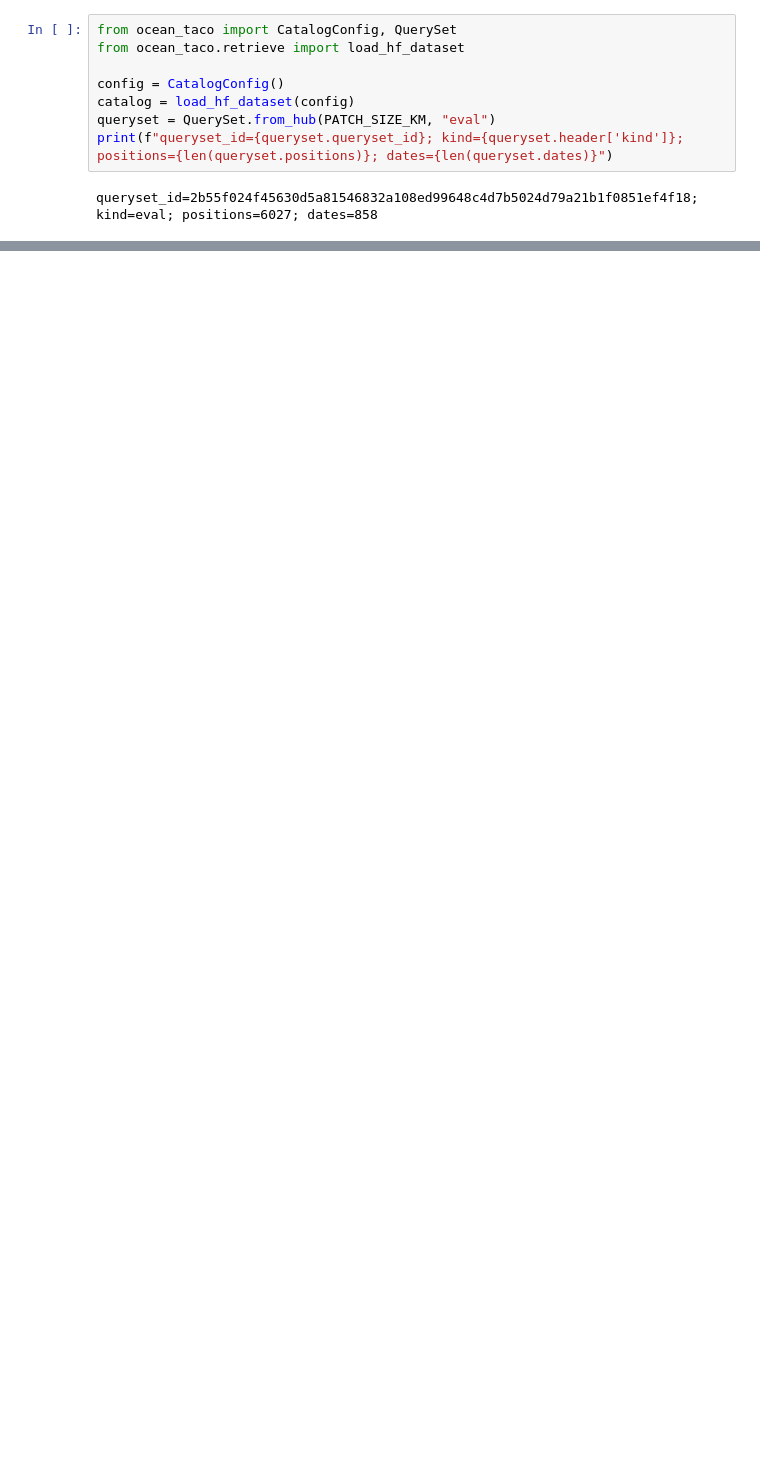
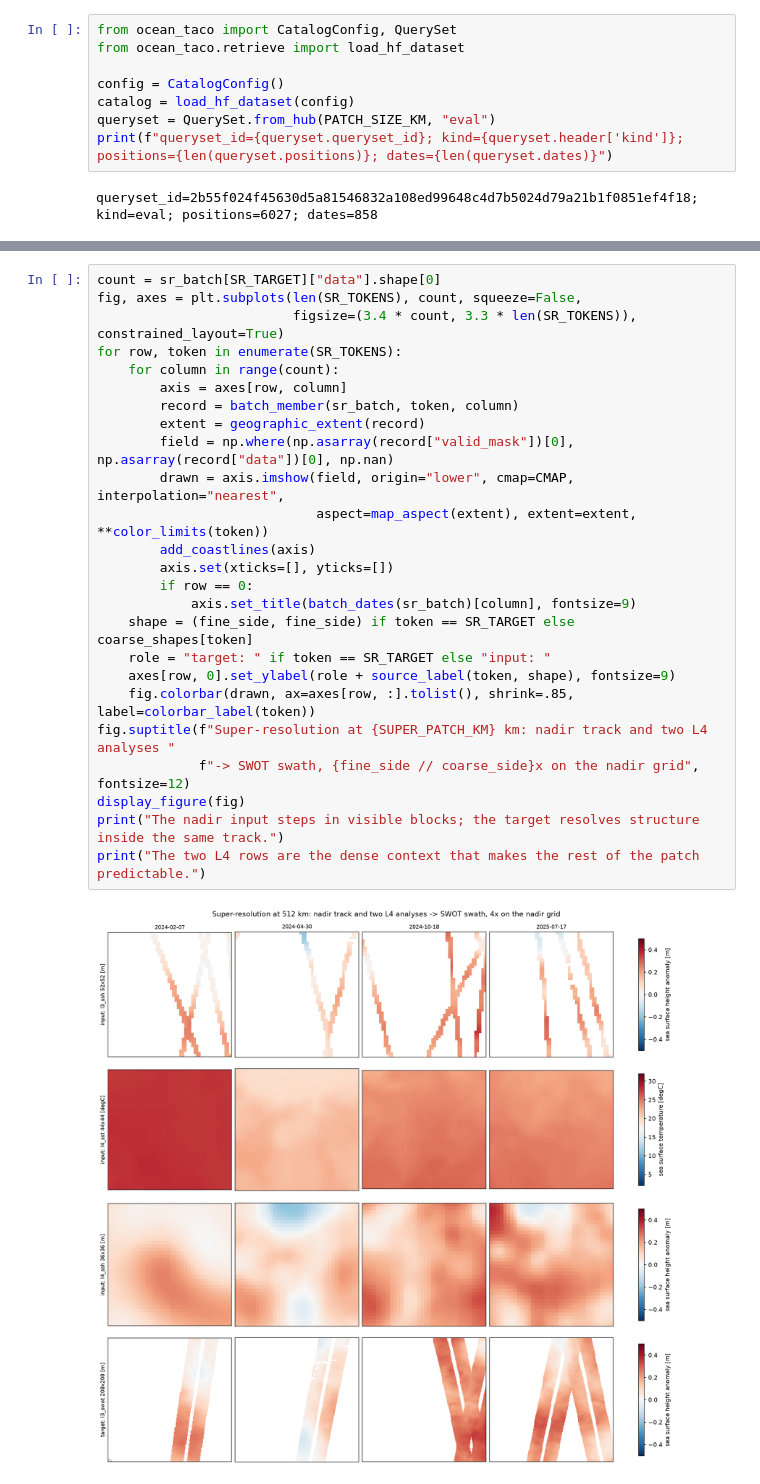
Before and after one commit to nilsleh/oceanTACO, a Jupyter notebook: docs/tutorials/spatio_temporal_query_generation.ipynb, the cells around one changed output, grey strips where cells are left out. Drawn from its saved outputs; the diff is of its cells as text; blank space fills up the shorter version.

```diff
--- a/docs/tutorials/spatio_temporal_query_generation.ipynb
+++ b/docs/tutorials/spatio_temporal_query_generation.ipynb
@@ -1098,0 +723,27 @@ which the [overview notebook](ml_dataset.ipynb) lists in full.
+# %%
+count = sr_batch[SR_TARGET]["data"].shape[0]
+fig, axes = plt.subplots(len(SR_TOKENS), count, squeeze=False,
+                         figsize=(3.4 * count, 3.3 * len(SR_TOKENS)), constrained_layout=True)
+for row, token in enumerate(SR_TOKENS):
+    for column in range(count):
+        axis = axes[row, column]
+        record = batch_member(sr_batch, token, column)
+        extent = geographic_extent(record)
+        field = np.where(np.asarray(record["valid_mask"])[0], np.asarray(record["data"])[0], np.nan)
+        drawn = axis.imshow(field, origin="lower", cmap=CMAP, interpolation="nearest",
+                            aspect=map_aspect(extent), extent=extent, **color_limits(token))
+        add_coastlines(axis)
+        axis.set(xticks=[], yticks=[])
+        if row == 0:
+            axis.set_title(batch_dates(sr_batch)[column], fontsize=9)
+    shape = (fine_side, fine_side) if token == SR_TARGET else coarse_shapes[token]
+    role = "target: " if token == SR_TARGET else "input: "
+    axes[row, 0].set_ylabel(role + source_label(token, shape), fontsize=9)
+    fig.colorbar(drawn, ax=axes[row, :].tolist(), shrink=.85, label=colorbar_label(token))
+fig.suptitle(f"Super-resolution at {SUPER_PATCH_KM} km: nadir track and two L4 analyses "
+             f"-> SWOT swath, {fine_side // coarse_side}x on the nadir grid", fontsize=12)
+display_figure(fig)
+print("The nadir input steps in visible blocks; the target resolves structure inside the same track.")
+print("The two L4 rows are the dense context that makes the rest of the patch predictable.")
+# %% [output]
+[figure, added]
```
Also changed, not shown: parts of 71 cells of this notebook.
